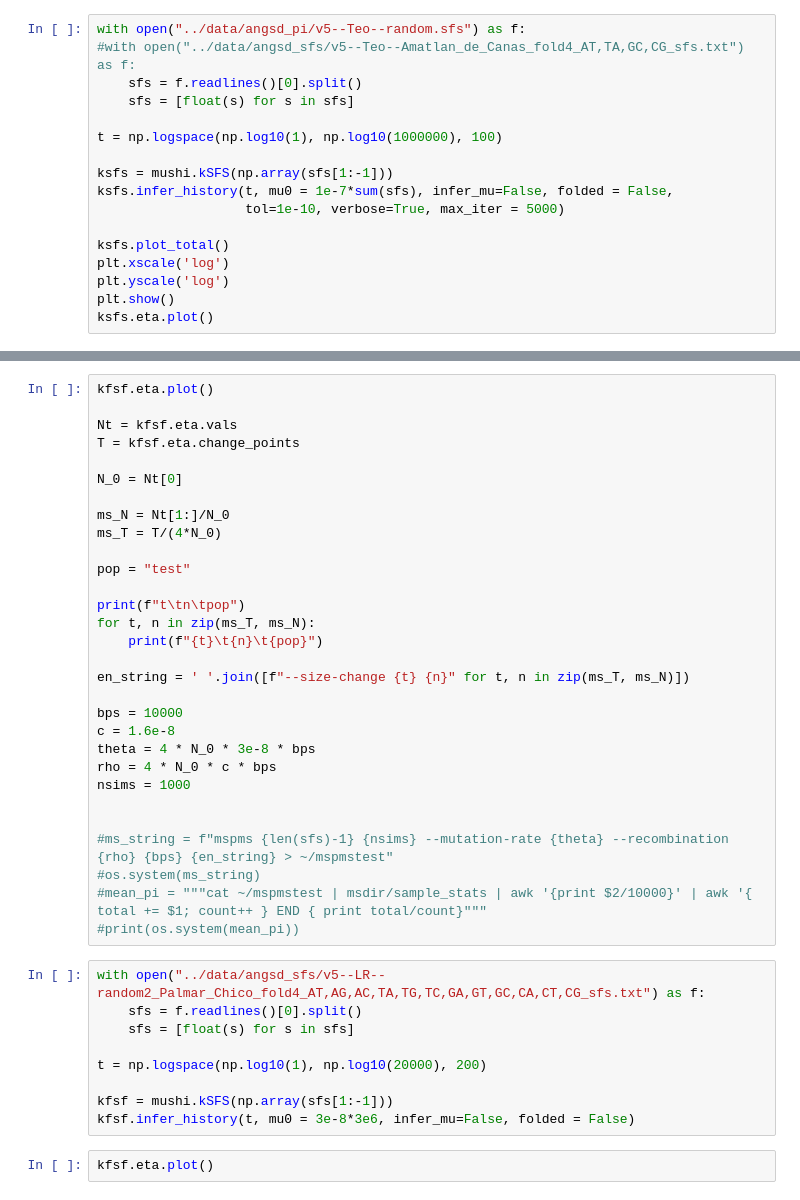
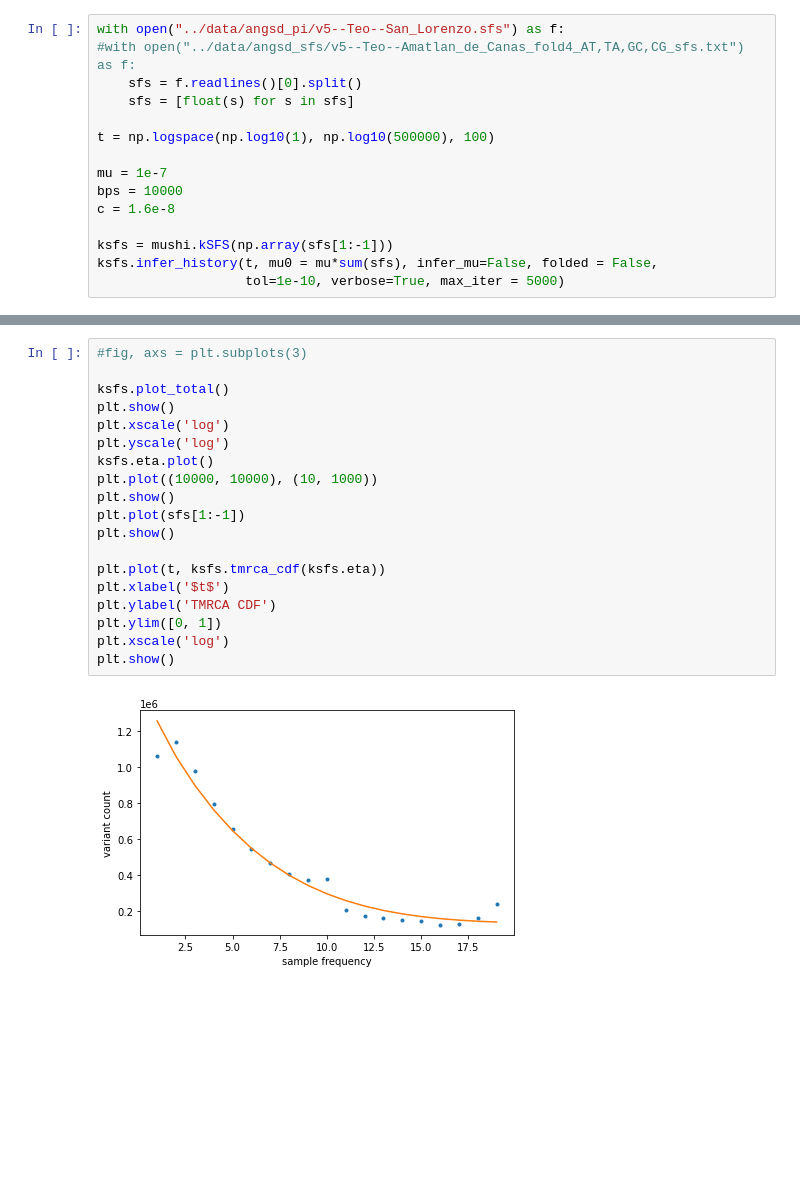
Before and after one commit to silastittes/parv_local, a Jupyter notebook: notebooks/Untitled1.ipynb, the cells around one changed output, grey strips where cells are left out. Drawn from its saved outputs; the diff is of its cells as text; blank space fills up the shorter version.

Commit message:
improvements to mushi simulation code. include msprime code to conduct simulations in script, rather than generating an mspms command

```diff
--- a/notebooks/Untitled1.ipynb
+++ b/notebooks/Untitled1.ipynb
@@ -8,18 +11,16 @@ import os
 # %%
-with open("../data/angsd_pi/v5--Teo--random.sfs") as f:
+with open("../data/angsd_pi/v5--Teo--San_Lorenzo.sfs") as f:
 #with open("../data/angsd_sfs/v5--Teo--Amatlan_de_Canas_fold4_AT,TA,GC,CG_sfs.txt") as f:
     sfs = f.readlines()[0].split()
     sfs = [float(s) for s in sfs]
 
-t = np.logspace(np.log10(1), np.log10(1000000), 100)
+t = np.logspace(np.log10(1), np.log10(500000), 100)
+
+mu = 1e-7
+bps = 10000
+c = 1.6e-8
 
 ksfs = mushi.kSFS(np.array(sfs[1:-1]))
-ksfs.infer_history(t, mu0 = 1e-7*sum(sfs), infer_mu=False, folded = False,
+ksfs.infer_history(t, mu0 = mu*sum(sfs), infer_mu=False, folded = False,
                    tol=1e-10, verbose=True, max_iter = 5000)
-
-ksfs.plot_total()
-plt.xscale('log')
-plt.yscale('log')
-plt.show()
-ksfs.eta.plot()
 # %% [output]
@@ -53,41 +32,21 @@ kfsf.eta.plot()
-# %%
-kfsf.eta.plot()
-
-Nt = kfsf.eta.vals
-T = kfsf.eta.change_points
-
-N_0 = Nt[0]
-
-ms_N = Nt[1:]/N_0
-ms_T = T/(4*N_0)
-
-pop = "test"
-
-print(f"t\tn\tpop")
-for t, n in zip(ms_T, ms_N):
-    print(f"{t}\t{n}\t{pop}")
-
-en_string = ' '.join([f"--size-change {t} {n}" for t, n in zip(ms_T, ms_N)])
-
-bps = 10000
-c = 1.6e-8
-theta = 4 * N_0 * 3e-8 * bps
-rho = 4 * N_0 * c * bps
-nsims = 1000
-
-
-#ms_string = f"mspms {len(sfs)-1} {nsims} --mutation-rate {theta} --recombination {rho} {bps} {en_string} > ~/mspmstest"
-#os.system(ms_string)
-#mean_pi = """cat ~/mspmstest | msdir/sample_stats | awk '{print $2/10000}' | awk '{ total += $1; count++ } END { print total/count}"""
-#print(os.system(mean_pi))
-# %%
-with open("../data/angsd_sfs/v5--LR--random2_Palmar_Chico_fold4_AT,AG,AC,TA,TG,TC,GA,GT,GC,CA,CT,CG_sfs.txt") as f:
-    sfs = f.readlines()[0].split()
-    sfs = [float(s) for s in sfs]
-
-t = np.logspace(np.log10(1), np.log10(20000), 200)
-
-kfsf = mushi.kSFS(np.array(sfs[1:-1]))
-kfsf.infer_history(t, mu0 = 3e-8*3e6, infer_mu=False, folded = False)
-# %%
-kfsf.eta.plot()
+# %%
+#fig, axs = plt.subplots(3)
+
+ksfs.plot_total()
+plt.show()
+plt.xscale('log')
+plt.yscale('log')
+ksfs.eta.plot()
+plt.plot((10000, 10000), (10, 1000))
+plt.show()
+plt.plot(sfs[1:-1])
+plt.show()
+
+plt.plot(t, ksfs.tmrca_cdf(ksfs.eta))
+plt.xlabel('$t$')
+plt.ylabel('TMRCA CDF')
+plt.ylim([0, 1])
+plt.xscale('log')
+plt.show()
+# %% [output]
+[figure, added]
```
Also changed, not shown: parts of 5 cells of this notebook, 6 other files.
